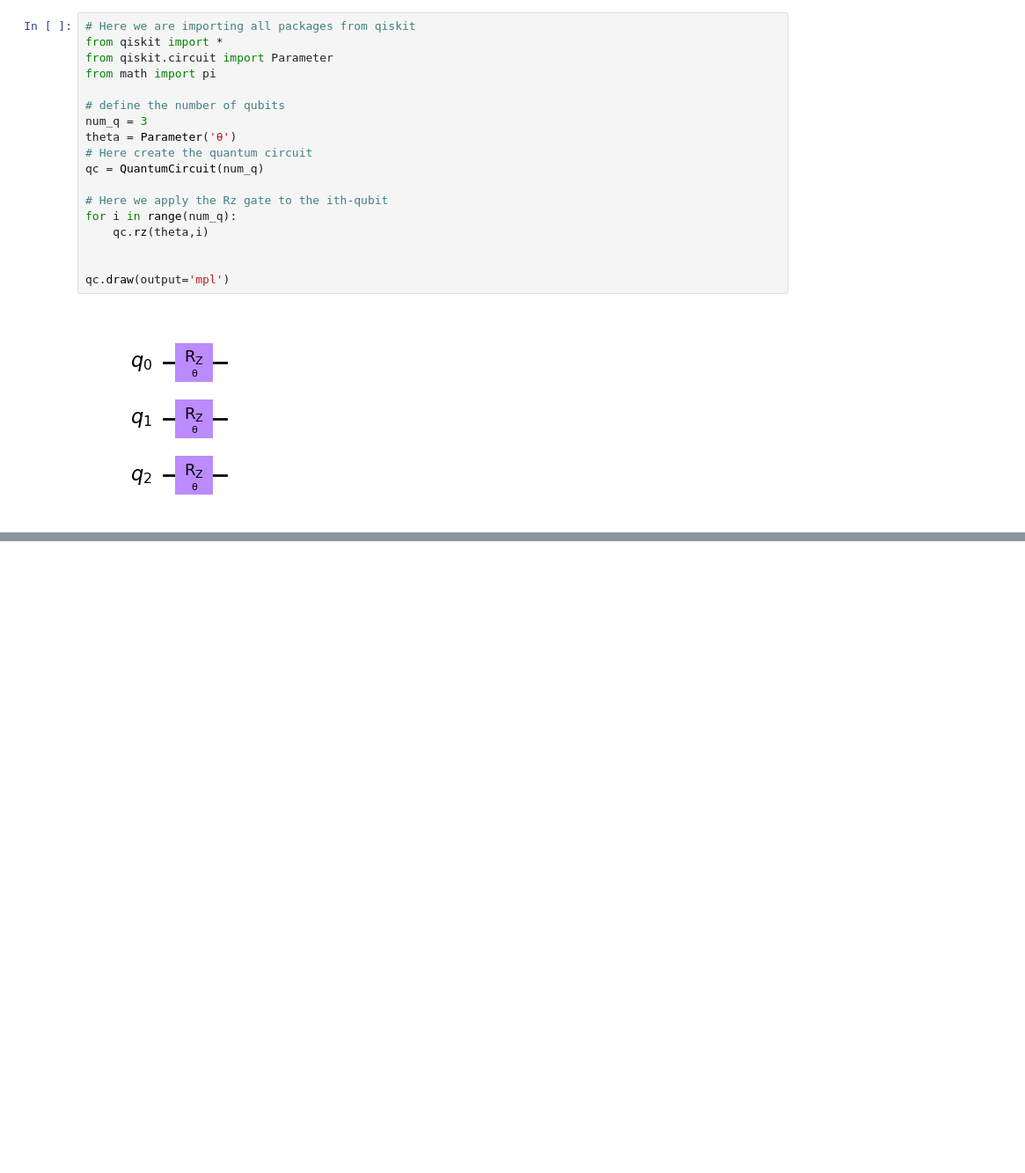
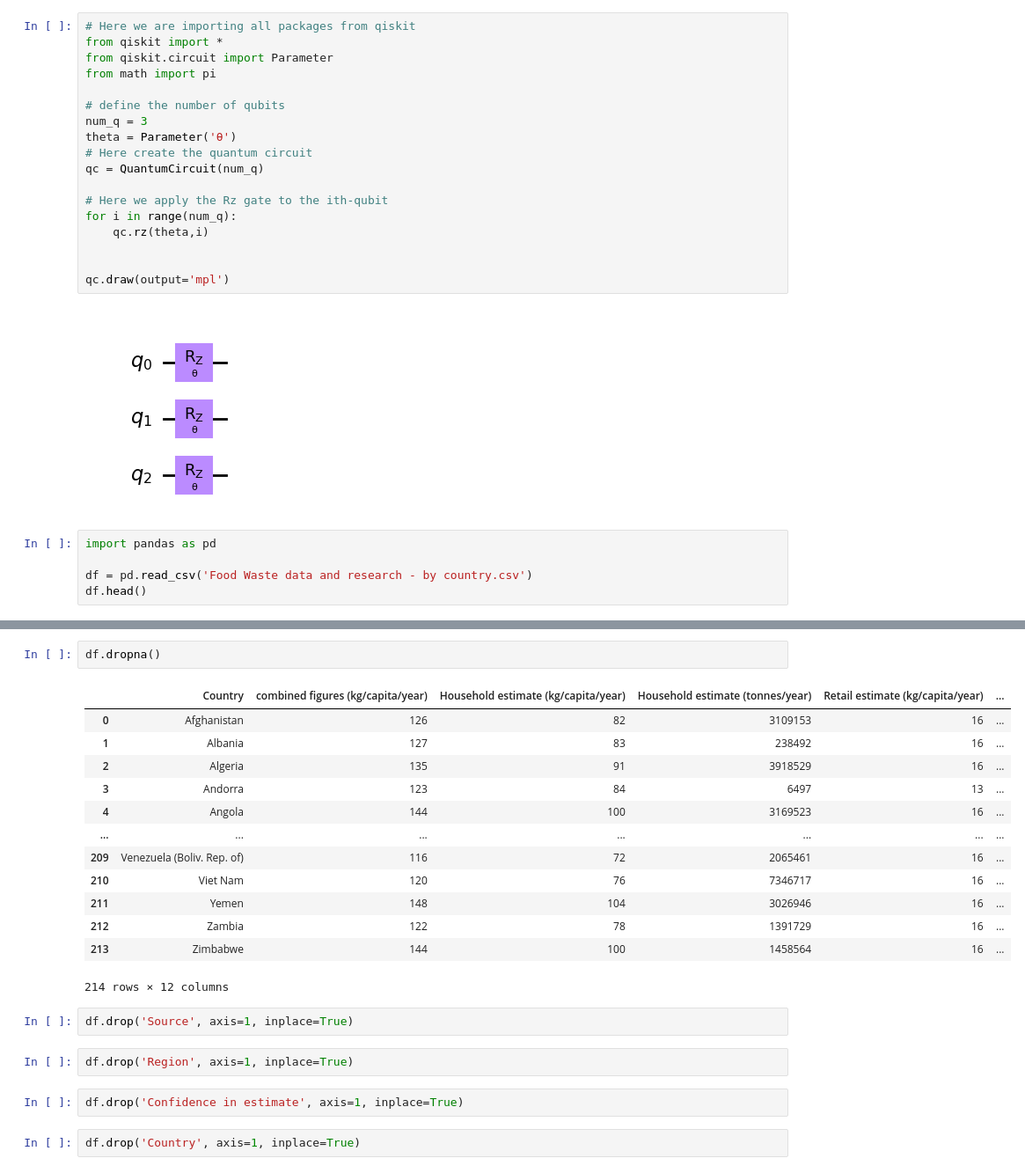
Before and after one commit to alikhan37544/Quadrivium-repo-Quantathon, a Jupyter notebook: Quantum Model/Quantum_model.ipynb, the cells around one changed output, grey strips where cells are left out. Shown at 88% size. Cells and saved outputs as stored; diff of their text form; blank space fills up the shorter version.

```diff
--- a/Quantum Model/Quantum_model.ipynb
+++ b/Quantum Model/Quantum_model.ipynb
@@ -45,3 +43,8 @@ for i in range(num_q):
 qc.draw(output='mpl')
 # %% [output]
 [figure]
+# %%
+import pandas as pd
+
+df = pd.read_csv('Food Waste data and research - by country.csv')
+df.head()
@@ -47,0 +69,24 @@ qc.draw(output='mpl')
+# %%
+df.dropna()
+# %% [output]
+|  | Country | combined figures (kg/capita/year) | Household estimate (kg/capita/year) | Household estimate (tonnes/year) | Retail estimate (kg/capita/year) | ... |
+| 0 | Afghanistan | 126 | 82 | 3109153 | 16 | ... |
+| 1 | Albania | 127 | 83 | 238492 | 16 | ... |
+| 2 | Algeria | 135 | 91 | 3918529 | 16 | ... |
+| 3 | Andorra | 123 | 84 | 6497 | 13 | ... |
+| 4 | Angola | 144 | 100 | 3169523 | 16 | ... |
+| ... | ... | ... | ... | ... | ... | ... |
+| 209 | Venezuela (Boliv. Rep. of) | 116 | 72 | 2065461 | 16 | ... |
+| 210 | Viet Nam | 120 | 76 | 7346717 | 16 | ... |
+| 211 | Yemen | 148 | 104 | 3026946 | 16 | ... |
+| 212 | Zambia | 122 | 78 | 1391729 | 16 | ... |
+| 213 | Zimbabwe | 144 | 100 | 1458564 | 16 | ... |
+214 rows × 12 columns
+# %%
+df.drop('Source', axis=1, inplace=True)
+# %%
+df.drop('Region', axis=1, inplace=True)
+# %%
+df.drop('Confidence in estimate', axis=1, inplace=True)
+# %%
+df.drop('Country', axis=1, inplace=True)
```
Also changed, not shown: parts of 8 cells of this notebook, 3 other files.
